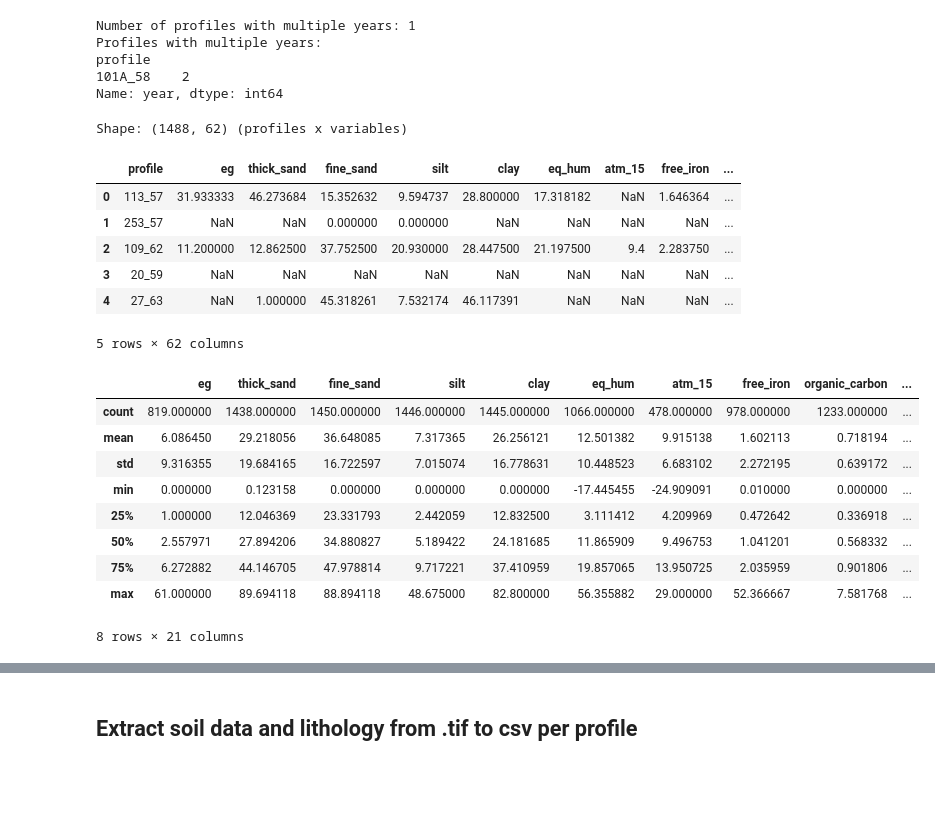
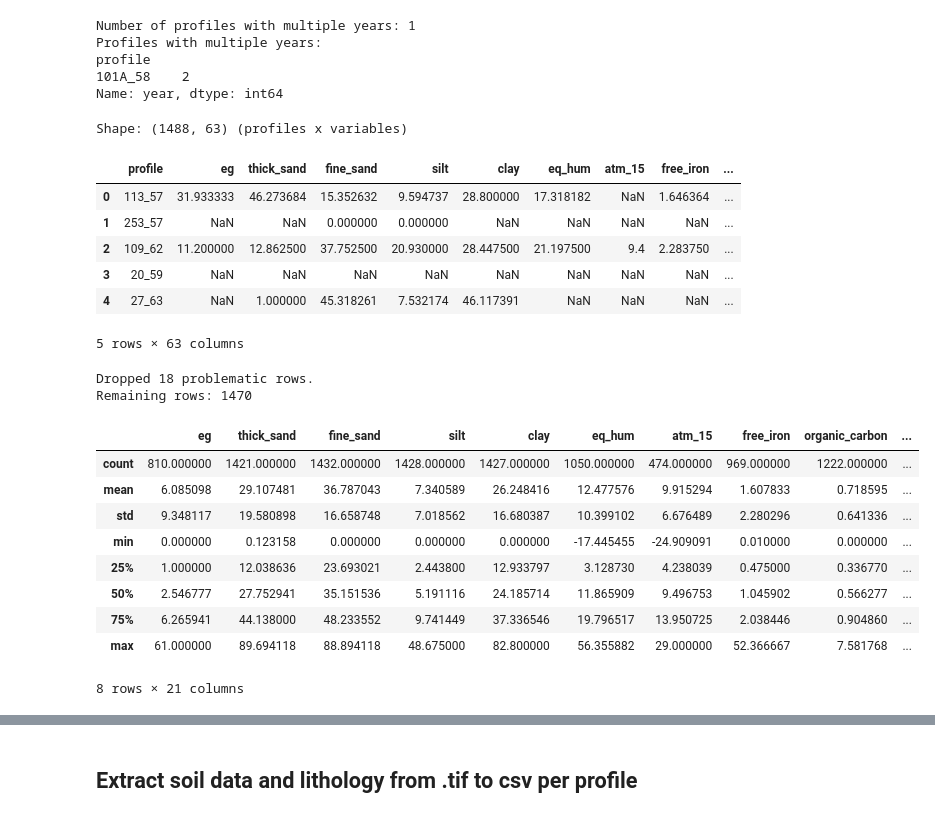
Before and after one commit to inesschwartz/ThesisSoilAngola, a Jupyter notebook: SOC_stock_model/table_prep.ipynb, the cells around one changed output, grey strips where cells are left out. Drawn from its saved outputs; the diff is of its cells as text; code cells hidden in the pictures; blank space fills up the shorter version.

```diff
--- a/SOC_stock_model/table_prep.ipynb
+++ b/SOC_stock_model/table_prep.ipynb
@@ -240,8 +240,7 @@ def fit_mpspline(depth_top, depth_bottom, values, lam=1.0, target_depths=[0,30])
 # 2) Identify variable types
 # ------------------------------
 drop_cols = [
-    'lab_sample_id','analysis_id','morpho_id','sample_id','sample_id_morpho',
-    'site_info_id','X_coord','Y_coord','profile',
+    'lab_sample_id','analysis_id','morpho_id','sample_id','sample_id_morpho','X_coord','Y_coord','profile',
     'upper_depth','lower_depth','sample_depth'
 ]
 
@@ -308,7 +307,7 @@ profile_0_30cm = pd.DataFrame(harmonized_list)
 
 print(f"Shape: {profile_0_30cm.shape} (profiles x variables)")
 # %% [output]
-Shape: (1488, 62) (profiles x variables)
+Shape: (1488, 63) (profiles x variables)
 # %%
 profile_0_30cm.head()
 # %% [output]
@@ -318,4 +317,27 @@ profile_0_30cm.head()
 | 2 | 109_62 | 11.200000 | 12.862500 | 37.752500 | 20.930000 | 28.447500 | 21.197500 | 9.4 | 2.283750 | ... |
 | 3 | 20_59 | NaN | NaN | NaN | NaN | NaN | NaN | NaN | NaN | ... |
 | 4 | 27_63 | NaN | 1.000000 | 45.318261 | 7.532174 | 46.117391 | NaN | NaN | NaN | ... |
-5 rows × 62 columns
+5 rows × 63 columns
+# %%
+import pandas as pd
+
+# Identify rows where X_coord or Y_coord is NaN or 0.0
+mask_problematic = (
+    profile_0_30cm['X_coord'].isnull() |
+    (profile_0_30cm['X_coord'] == 0.0) |
+    profile_0_30cm['Y_coord'].isnull() |
+    (profile_0_30cm['Y_coord'] == 0.0)
+)
+
+# Drop problematic rows
+profile_0_30cm_clean = profile_0_30cm[~mask_problematic].copy()
+
+# Optional: reset index
+profile_0_30cm_clean.reset_index(drop=True, inplace=True)
+
+# Report
+print(f"Dropped {mask_problematic.sum()} problematic rows.")
+print(f"Remaining rows: {len(profile_0_30cm_clean)}")
+# %% [output]
+Dropped 18 problematic rows.
+Remaining rows: 1470
@@ -322,16 +347,16 @@ profile_0_30cm.head()
 # %%
 ## check for outliers
-numeric_cols = profile_0_30cm.select_dtypes(include=['float64', 'int64']).columns
-profile_0_30cm[numeric_cols].describe()
+numeric_cols = profile_0_30cm_clean.select_dtypes(include=['float64', 'int64']).columns
+profile_0_30cm_clean[numeric_cols].describe()
 # %% [output]
 |  | eg | thick_sand | fine_sand | silt | clay | eq_hum | atm_15 | free_iron | organic_carbon | ... |
-| count | 819.000000 | 1438.000000 | 1450.000000 | 1446.000000 | 1445.000000 | 1066.000000 | 478.000000 | 978.000000 | 1233.000000 | ... |
-| mean | 6.086450 | 29.218056 | 36.648085 | 7.317365 | 26.256121 | 12.501382 | 9.915138 | 1.602113 | 0.718194 | ... |
-| std | 9.316355 | 19.684165 | 16.722597 | 7.015074 | 16.778631 | 10.448523 | 6.683102 | 2.272195 | 0.639172 | ... |
+| count | 810.000000 | 1421.000000 | 1432.000000 | 1428.000000 | 1427.000000 | 1050.000000 | 474.000000 | 969.000000 | 1222.000000 | ... |
+| mean | 6.085098 | 29.107481 | 36.787043 | 7.340589 | 26.248416 | 12.477576 | 9.915294 | 1.607833 | 0.718595 | ... |
+| std | 9.348117 | 19.580898 | 16.658748 | 7.018562 | 16.680387 | 10.399102 | 6.676489 | 2.280296 | 0.641336 | ... |
 | min | 0.000000 | 0.123158 | 0.000000 | 0.000000 | 0.000000 | -17.445455 | -24.909091 | 0.010000 | 0.000000 | ... |
-| 25% | 1.000000 | 12.046369 | 23.331793 | 2.442059 | 12.832500 | 3.111412 | 4.209969 | 0.472642 | 0.336918 | ... |
-| 50% | 2.557971 | 27.894206 | 34.880827 | 5.189422 | 24.181685 | 11.865909 | 9.496753 | 1.041201 | 0.568332 | ... |
-| 75% | 6.272882 | 44.146705 | 47.978814 | 9.717221 | 37.410959 | 19.857065 | 13.950725 | 2.035959 | 0.901806 | ... |
+| 25% | 1.000000 | 12.038636 | 23.693021 | 2.443800 | 12.933797 | 3.128730 | 4.238039 | 0.475000 | 0.336770 | ... |
+| 50% | 2.546777 | 27.752941 | 35.151536 | 5.191116 | 24.185714 | 11.865909 | 9.496753 | 1.045902 | 0.566277 | ... |
+| 75% | 6.265941 | 44.138000 | 48.233552 | 9.741449 | 37.336546 | 19.796517 | 13.950725 | 2.038446 | 0.904860 | ... |
 | max | 61.000000 | 89.694118 | 88.894118 | 48.675000 | 82.800000 | 56.355882 | 29.000000 | 52.366667 | 7.581768 | ... |
 8 rows × 21 columns
 # %%
```
Also changed, not shown: parts of 31 cells of this notebook.
